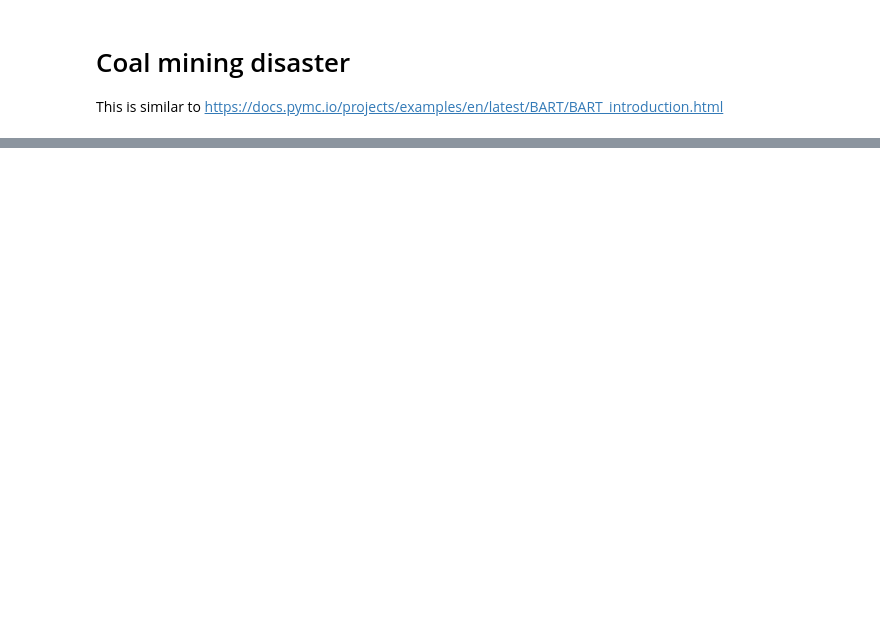
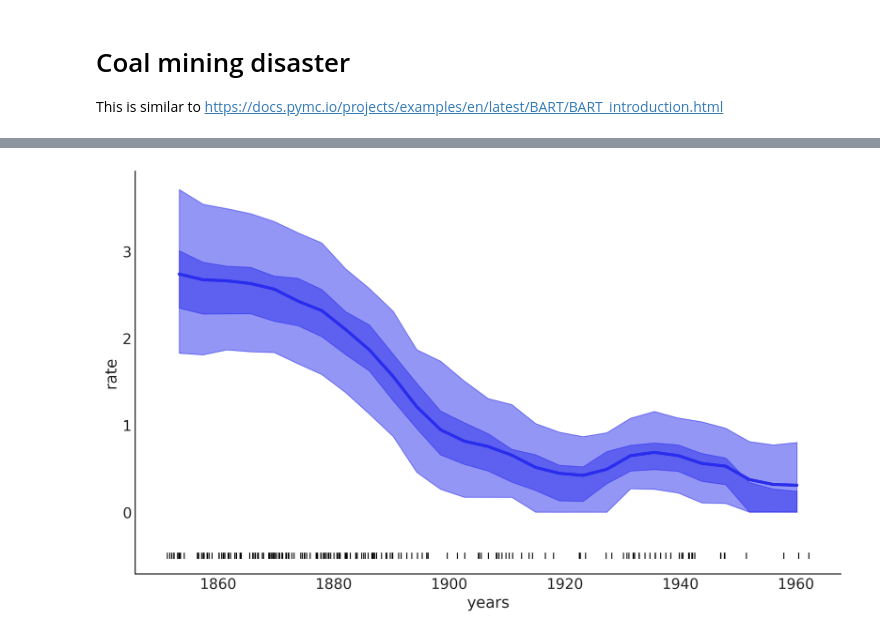
Before and after one commit to Grupo-de-modelado-probabilista/BART, a Jupyter notebook: experiments/Coal_mining.ipynb, the cells around one changed output, grey strips where cells are left out. Drawn from its saved outputs; the diff is of its cells as text; code cells hidden in the pictures; blank space fills up the shorter version.

```diff
--- a/experiments/Coal_mining.ipynb
+++ b/experiments/Coal_mining.ipynb
@@ -30,6 +28,7 @@ x_data = x_centers[:, None]
 y_data = hist / 4
 # %%
 with pm.Model() as model_coal:
-    μ = pmx.BART("μ", X=x_data, Y=y_data, m=20)
-    y_pred = pm.Poisson("y_pred", mu=pm.math.exp(μ), observed=y_data)
+    μ_ = pmx.BART("μ_", X=x_data, Y=y_data, m=20)
+    μ = pm.Deterministic("μ", np.abs(μ_))
+    y_pred = pm.Poisson("y_pred", mu=μ, observed=y_data)
     idata_coal = pm.sample(random_seed=RANDOM_SEED)
@@ -36,12 +40,16 @@ with pm.Model() as model_coal:
 # %%
 _, ax = plt.subplots(figsize=(10, 6))
 
-rates = np.exp(idata_coal.posterior["μ"])
-rate_median = np.exp(idata_coal.posterior["μ"].median(dim=["draw", "chain"]))
-ax.plot(x_centers, rate_median, "w", lw=3)
-az.plot_hdi(x_centers, rates, smooth=False)
-az.plot_hdi(x_centers, rates, hdi_prob=0.5, smooth=False, plot_kwargs={"alpha": 0})
+rates = idata_coal.posterior["μ"]
+rate_mean = idata_coal.posterior["μ"].mean(dim=["draw", "chain"])
+ax.plot(x_centers, rate_mean, "C0", lw=3)
+az.plot_hdi(x_centers, rates, smooth=False, color="C0")
+az.plot_hdi(
+    x_centers, rates, hdi_prob=0.5, smooth=False, color="C0", plot_kwargs={"alpha": 0}
+)
 ax.plot(coal, np.zeros_like(coal) - 0.5, "k|")
 ax.set_xlabel("years")
 ax.set_ylabel("rate")
-plt.savefig("coal-mining.png");
+plt.savefig("coal_mining.png");
+# %% [output]
+[figure, added]
```
Also changed, not shown: parts of 3 cells of this notebook, 7 other files.
